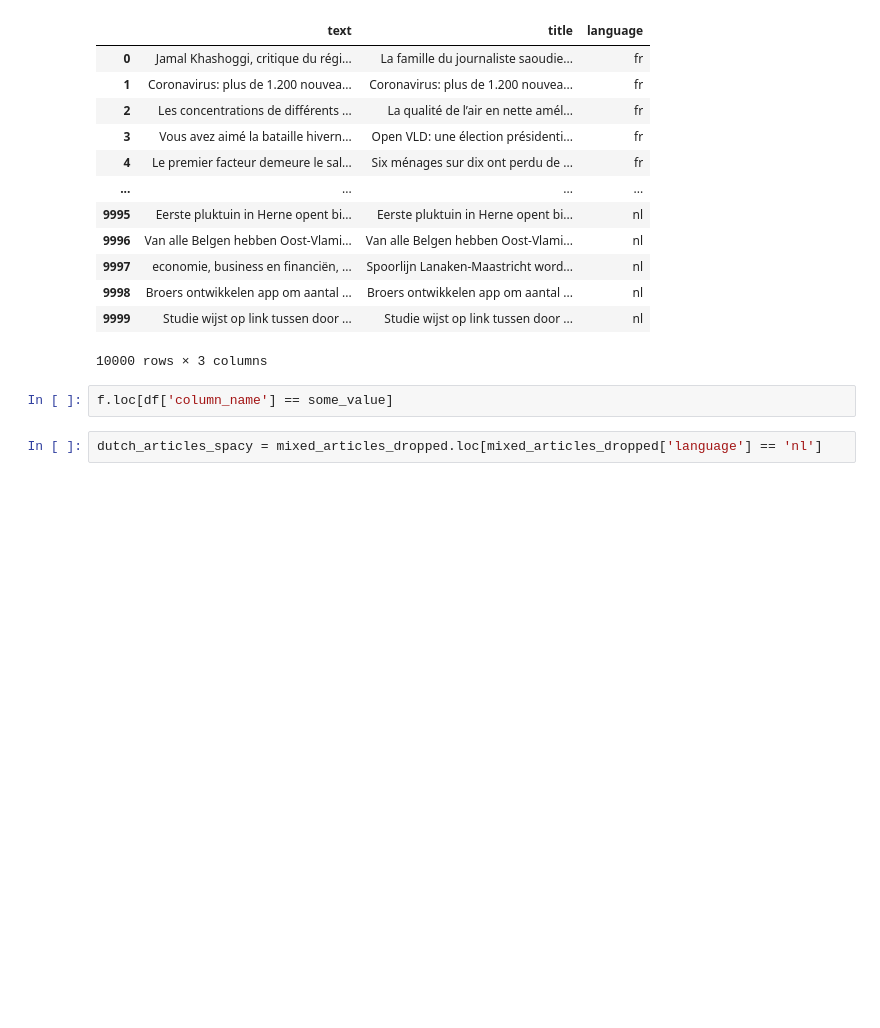
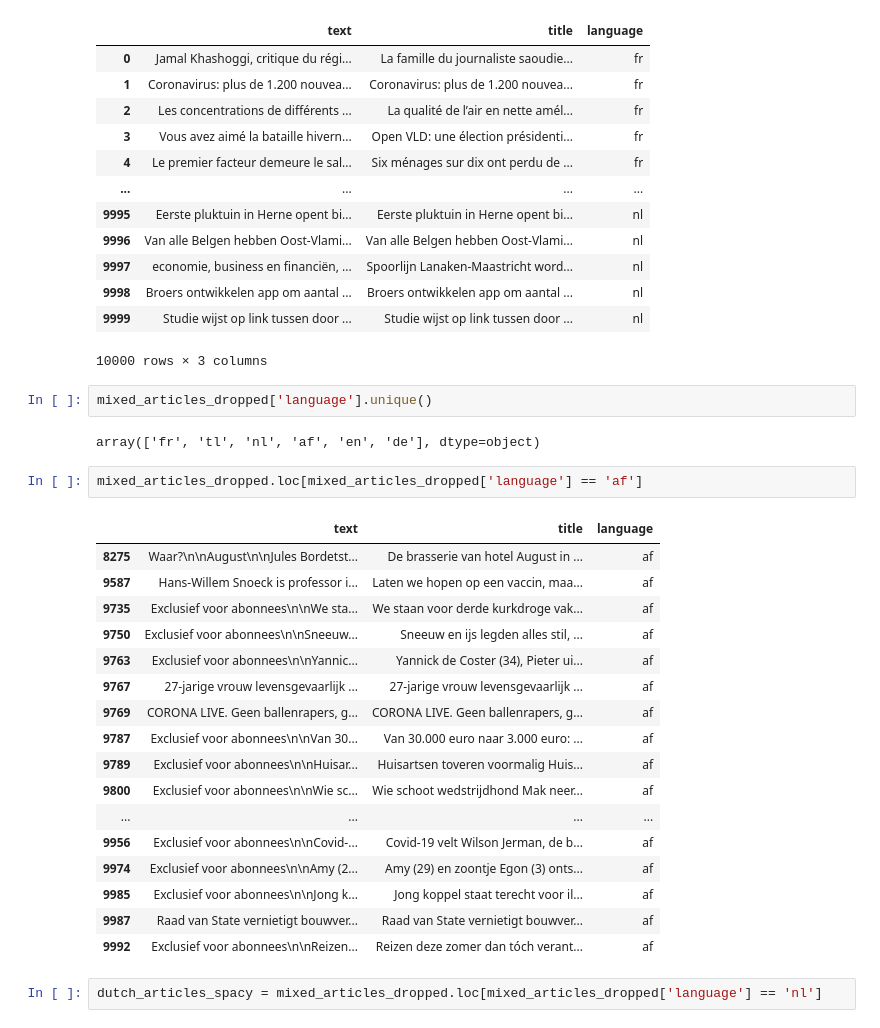
Before and after one commit to natalievgrafova/TopicModelling, a Jupyter notebook: nata_notebook.ipynb, the cells around one changed output. Saved outputs shown, nothing was run; the diff lists cells and outputs as text; blank space fills up the shorter version.

```diff
--- a/nata_notebook.ipynb
+++ b/nata_notebook.ipynb
@@ -371,8 +370,30 @@ mixed_articles_dropped
 | 9998 | Broers ontwikkelen app om aantal ... | Broers ontwikkelen app om aantal ... | nl |
 | 9999 | Studie wijst op link tussen door ... | Studie wijst op link tussen door ... | nl |
 10000 rows × 3 columns
-# %%
-f.loc[df['column_name'] == some_value]
+# %%
+mixed_articles_dropped['language'].unique()
+# %% [output]
+array(['fr', 'tl', 'nl', 'af', 'en', 'de'], dtype=object)
+# %%
+mixed_articles_dropped.loc[mixed_articles_dropped['language'] == 'af']
+# %% [output]
+|  | text | title | language |
+| 8275 | Waar?\n\nAugust\n\nJules Bordetst... | De brasserie van hotel August in ... | af |
+| 9587 | Hans-Willem Snoeck is professor i... | Laten we hopen op een vaccin, maa... | af |
+| 9735 | Exclusief voor abonnees\n\nWe sta... | We staan voor derde kurkdroge vak... | af |
+| 9750 | Exclusief voor abonnees\n\nSneeuw... | Sneeuw en ijs legden alles stil, ... | af |
+| 9763 | Exclusief voor abonnees\n\nYannic... | Yannick de Coster (34), Pieter ui... | af |
+| 9767 | 27-jarige vrouw levensgevaarlijk ... | 27-jarige vrouw levensgevaarlijk ... | af |
+| 9769 | CORONA LIVE. Geen ballenrapers, g... | CORONA LIVE. Geen ballenrapers, g... | af |
+| 9787 | Exclusief voor abonnees\n\nVan 30... | Van 30.000 euro naar 3.000 euro: ... | af |
+| 9789 | Exclusief voor abonnees\n\nHuisar... | Huisartsen toveren voormalig Huis... | af |
+| 9800 | Exclusief voor abonnees\n\nWie sc... | Wie schoot wedstrijdhond Mak neer... | af |
+| ... | ... | ... | ... |
+| 9956 | Exclusief voor abonnees\n\nCovid-... | Covid-19 velt Wilson Jerman, de b... | af |
+| 9974 | Exclusief voor abonnees\n\nAmy (2... | Amy (29) en zoontje Egon (3) onts... | af |
+| 9985 | Exclusief voor abonnees\n\nJong k... | Jong koppel staat terecht voor il... | af |
+| 9987 | Raad van State vernietigt bouwver... | Raad van State vernietigt bouwver... | af |
+| 9992 | Exclusief voor abonnees\n\nReizen... | Reizen deze zomer dan tóch verant... | af |
 # %%
 dutch_articles_spacy = mixed_articles_dropped.loc[mixed_articles_dropped['language'] == 'nl']
 # %%
```
Also changed, not shown: parts of 21 cells of this notebook, 6 other files.
